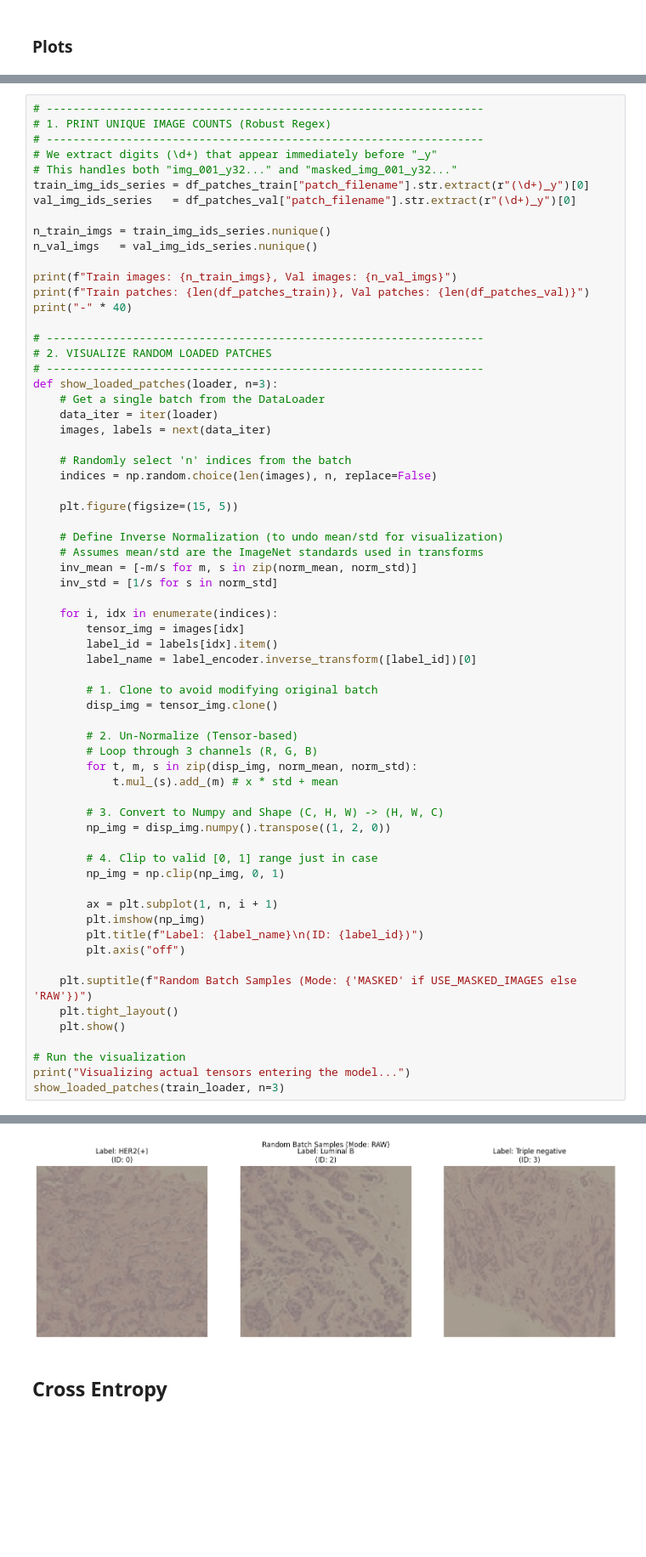
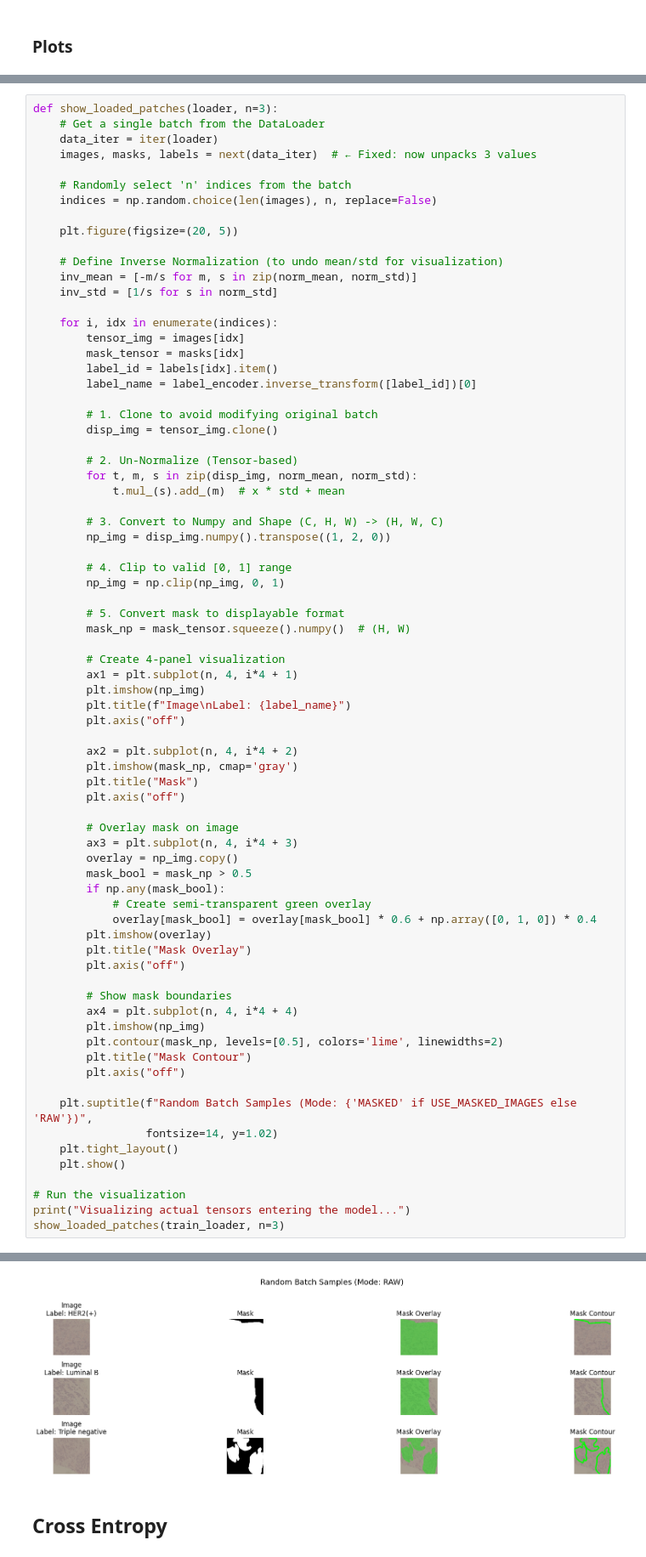
Before and after one commit to jonelrelucio/AN2DL-2025, a Jupyter notebook: challenge2/challenge2.ipynb, the cells around one changed output, grey strips where cells are left out. Shown at 85% size. Cells and saved outputs as stored; diff of their text form; blank space fills up the shorter version.

Commit message:
Added attention to mask

```diff
--- a/challenge2/challenge2.ipynb
+++ b/challenge2/challenge2.ipynb
@@ -576,41 +592,23 @@ plot_patch_distribution(labels)
 Visualizing distribution of 2061 generated patches...
 [figure]
 # %%
-# ------------------------------------------------------------------
-# 1. PRINT UNIQUE IMAGE COUNTS (Robust Regex)
-# ------------------------------------------------------------------
-# We extract digits (\d+) that appear immediately before "_y"
-# This handles both "img_001_y32..." and "masked_img_001_y32..."
-train_img_ids_series = df_patches_train["patch_filename"].str.extract(r"(\d+)_y")[0]
-val_img_ids_series   = df_patches_val["patch_filename"].str.extract(r"(\d+)_y")[0]
-
-n_train_imgs = train_img_ids_series.nunique()
-n_val_imgs   = val_img_ids_series.nunique()
-
-print(f"Train images: {n_train_imgs}, Val images: {n_val_imgs}")
-print(f"Train patches: {len(df_patches_train)}, Val patches: {len(df_patches_val)}")
-print("-" * 40)
-
-# ------------------------------------------------------------------
-# 2. VISUALIZE RANDOM LOADED PATCHES
-# ------------------------------------------------------------------
 def show_loaded_patches(loader, n=3):
     # Get a single batch from the DataLoader
     data_iter = iter(loader)
-    images, labels = next(data_iter)
+    images, masks, labels = next(data_iter)  # ← Fixed: now unpacks 3 values
 
     # Randomly select 'n' indices from the batch
     indices = np.random.choice(len(images), n, replace=False)
 
-    plt.figure(figsize=(15, 5))
+    plt.figure(figsize=(20, 5))
 
     # Define Inverse Normalization (to undo mean/std for visualization)
-    # Assumes mean/std are the ImageNet standards used in transforms
     inv_mean = [-m/s for m, s in zip(norm_mean, norm_std)]
     inv_std = [1/s for s in norm_std]
 
     for i, idx in enumerate(indices):
         tensor_img = images[idx]
+        mask_tensor = masks[idx]
         label_id = labels[idx].item()
         label_name = label_encoder.inverse_transform([label_id])[0]
 
@@ -618,22 +616,49 @@ def show_loaded_patches(loader, n=3):
         disp_img = tensor_img.clone()
 
         # 2. Un-Normalize (Tensor-based)
-        # Loop through 3 channels (R, G, B)
         for t, m, s in zip(disp_img, norm_mean, norm_std):
-            t.mul_(s).add_(m) # x * std + mean
+            t.mul_(s).add_(m)  # x * std + mean
 
         # 3. Convert to Numpy and Shape (C, H, W) -> (H, W, C)
         np_img = disp_img.numpy().transpose((1, 2, 0))
 
-        # 4. Clip to valid [0, 1] range just in case
+        # 4. Clip to valid [0, 1] range
         np_img = np.clip(np_img, 0, 1)
 
-        ax = plt.subplot(1, n, i + 1)
+        # 5. Convert mask to displayable format
+        mask_np = mask_tensor.squeeze().numpy()  # (H, W)
+
+        # Create 4-panel visualization
+        ax1 = plt.subplot(n, 4, i*4 + 1)
         plt.imshow(np_img)
-        plt.title(f"Label: {label_name}\n(ID: {label_id})")
+        plt.title(f"Image\nLabel: {label_name}")
         plt.axis("off")
 
-    plt.suptitle(f"Random Batch Samples (Mode: {'MASKED' if USE_MASKED_IMAGES else 'RAW'})")
+        ax2 = plt.subplot(n, 4, i*4 + 2)
+        plt.imshow(mask_np, cmap='gray')
+        plt.title("Mask")
+        plt.axis("off")
+
+        # Overlay mask on image
+        ax3 = plt.subplot(n, 4, i*4 + 3)
+        overlay = np_img.copy()
+        mask_bool = mask_np > 0.5
+        if np.any(mask_bool):
+            # Create semi-transparent green overlay
+            overlay[mask_bool] = overlay[mask_bool] * 0.6 + np.array([0, 1, 0]) * 0.4
+        plt.imshow(overlay)
+        plt.title("Mask Overlay")
+        plt.axis("off")
+
+        # Show mask boundaries
+        ax4 = plt.subplot(n, 4, i*4 + 4)
+        plt.imshow(np_img)
+        plt.contour(mask_np, levels=[0.5], colors='lime', linewidths=2)
+        plt.title("Mask Contour")
+        plt.axis("off")
+
+    plt.suptitle(f"Random Batch Samples (Mode: {'MASKED' if USE_MASKED_IMAGES else 'RAW'})",
+                 fontsize=14, y=1.02)
     plt.tight_layout()
     plt.show()
 
@@ -647,5 +669,5 @@ Train patches: 1794, Val patches: 267
 Visualizing actual tensors entering the model...
-[figure, old version]
+[figure, new version]
 # %% [markdown]
 ## Cross Entropy
 # %%
```
Also changed, not shown: parts of 10 cells of this notebook.
